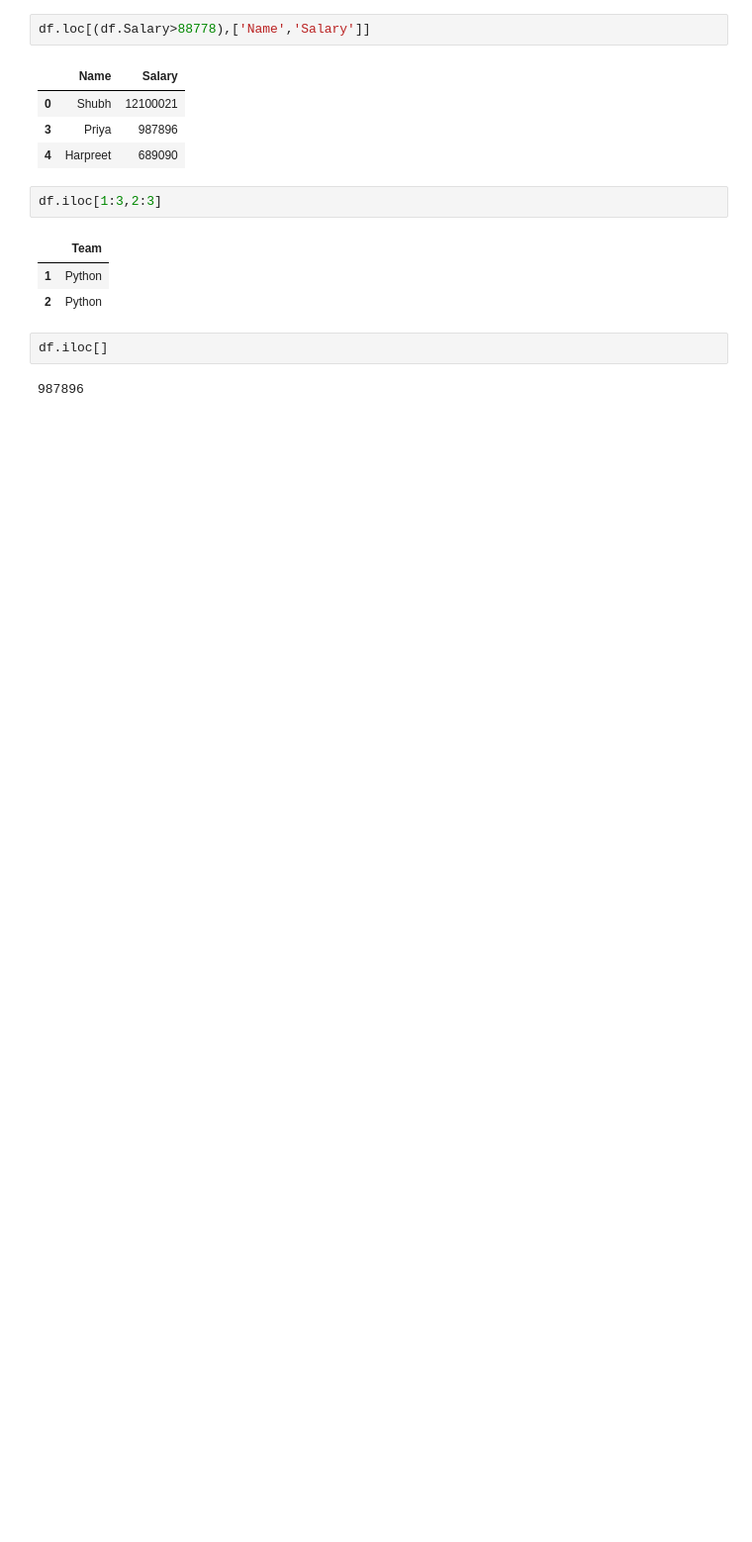
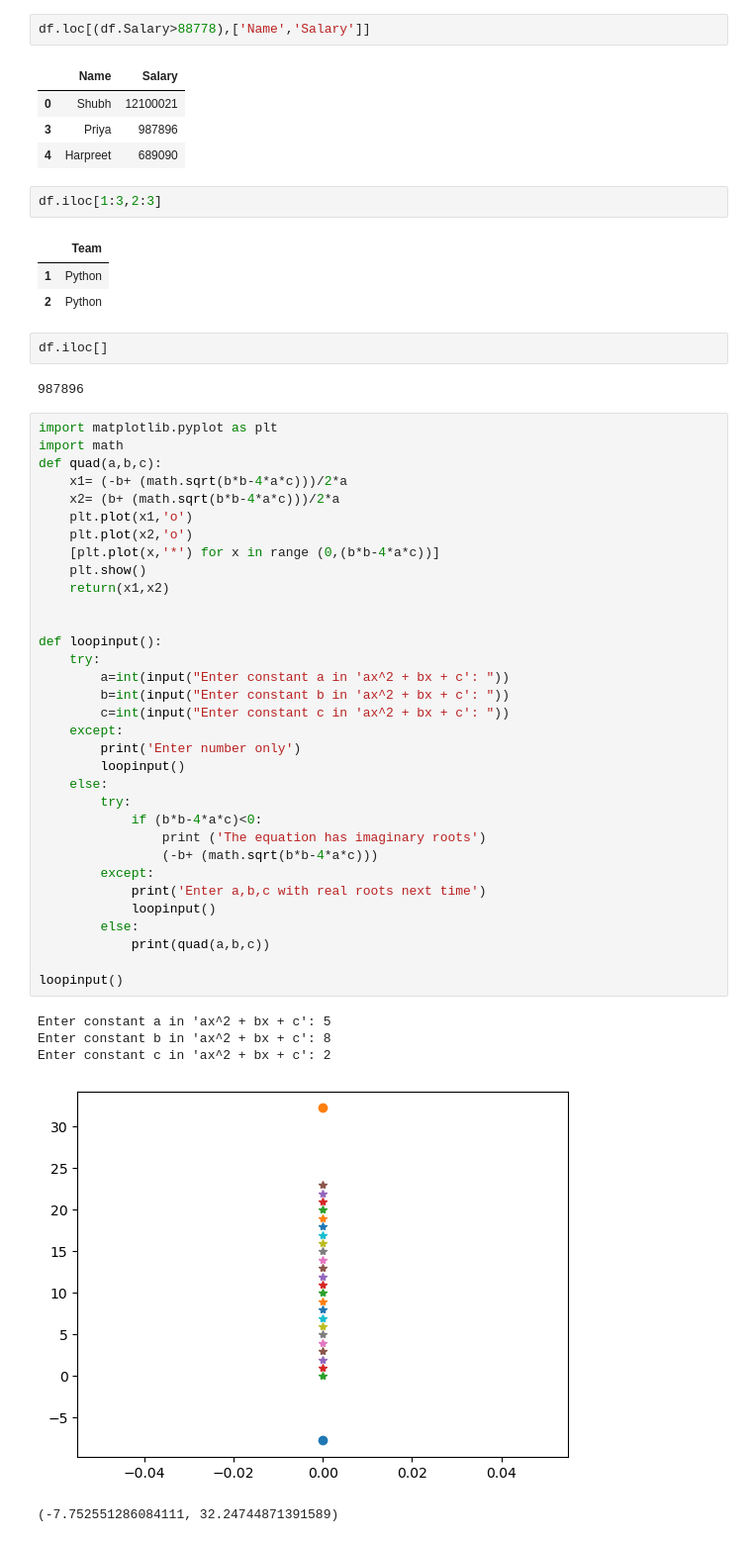
Before and after one commit to shubh747492/Test, a Jupyter notebook: Shubham_Assessment2.ipynb, the cells around one changed output. Shown: that part at 99% size. Cells and saved outputs as stored; diff of their text form; blank space fills up the shorter version.

```diff
--- a/Shubham_Assessment2.ipynb
+++ b/Shubham_Assessment2.ipynb
@@ -393,3 +388,42 @@ df.iloc[1:3,2:3]
 df.iloc[]
 # %% [output]
 987896
+# %%
+import matplotlib.pyplot as plt
+import math
+def quad(a,b,c):
+    x1= (-b+ (math.sqrt(b*b-4*a*c)))/2*a
+    x2= (b+ (math.sqrt(b*b-4*a*c)))/2*a
+    plt.plot(x1,'o')
+    plt.plot(x2,'o')
+    [plt.plot(x,'*') for x in range (0,(b*b-4*a*c))]
+    plt.show()
+    return(x1,x2)
+
+
+def loopinput():
+    try:
+        a=int(input("Enter constant a in 'ax^2 + bx + c': "))
+        b=int(input("Enter constant b in 'ax^2 + bx + c': "))
+        c=int(input("Enter constant c in 'ax^2 + bx + c': "))
+    except:
+        print('Enter number only')
+        loopinput()
+    else:
+        try:
+            if (b*b-4*a*c)<0:
+                print ('The equation has imaginary roots')
+                (-b+ (math.sqrt(b*b-4*a*c)))
+        except:
+            print('Enter a,b,c with real roots next time')
+            loopinput()
+        else:
+            print(quad(a,b,c))
+
+loopinput()
+# %% [output]
+Enter constant a in 'ax^2 + bx + c': 5
+Enter constant b in 'ax^2 + bx + c': 8
+Enter constant c in 'ax^2 + bx + c': 2
+[figure, added]
+(-7.752551286084111, 32.24744871391589)
```
Also changed, not shown: parts of 2 cells of this notebook.
